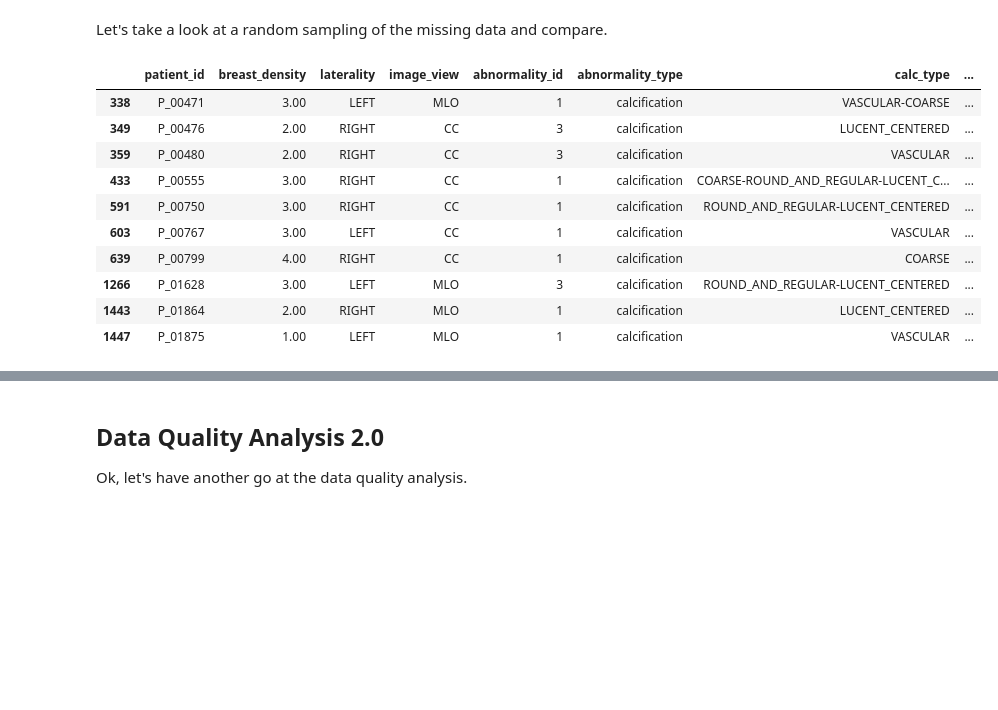
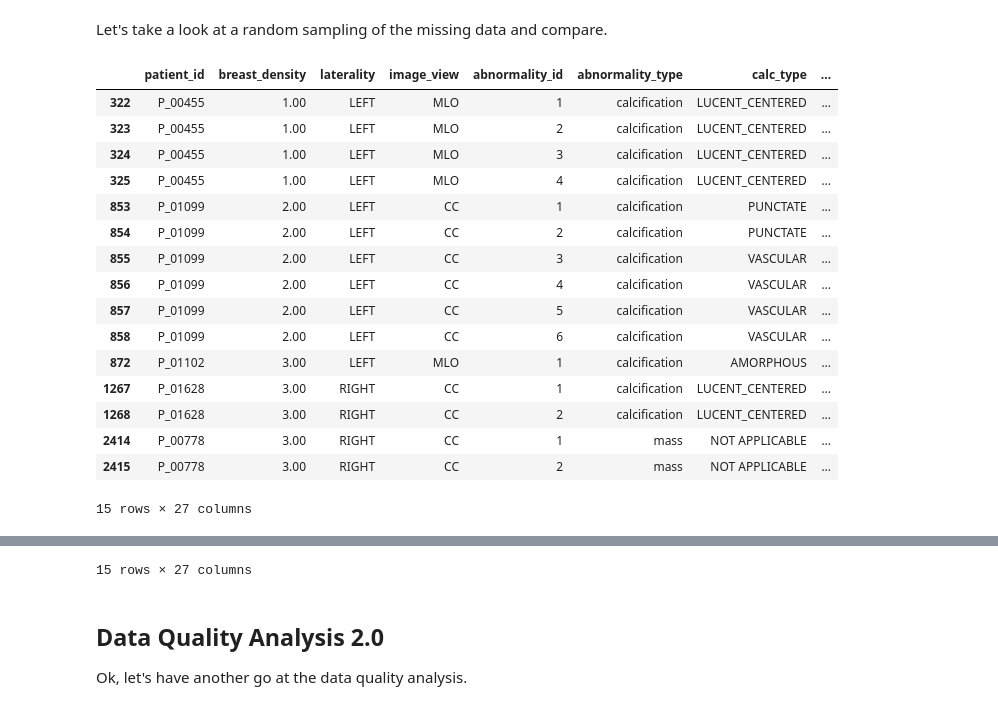
Before and after one commit to john-james-ai/BreastCancerDetection, a Jupyter notebook: notebooks/content/04_clean.ipynb, the cells around one changed output, grey strips where cells are left out. Saved outputs shown, nothing was run; the diff lists cells and outputs as text; code cells hidden in the pictures; blank space fills up the shorter version.

```diff
--- a/notebooks/content/04_clean.ipynb
+++ b/notebooks/content/04_clean.ipynb
@@ -69,4 +52,0 @@ Remove cases with invalid values for subtlety.
-# %%
-df = df.loc[~df['mmg_id'].isin(CASES_TO_REMOVE)]
-msg = f"A total of {df_orig.shape[0] - df.shape[0]} rows were removed from the dataset, leaving {df.shape[0]} rows."
-print(msg)
@@ -75,3 +53,6 @@ A total of 2 rows were removed from the dataset, leaving 3566 rows.
+# %%
+# Set case and mass data to NOT APPLICABLE where appropriate.
+df['subtlety'] = df['subtlety'].replace(0, np.NAN)
 # %% [markdown]
 ## Category Alignment
 Align categories that have the same meaning, but differ in spelling only.
@@ -102,5 +83,5 @@ There are 525 rows (approximately 14.7% of the dataset) with missing data in the
 # %%
-imp = CaseImputer(random_state=5)
+imp = CBISImputer(random_state=5)
 imp.fit(df=df)
 df_clean = imp.transform(df=df)
 # %% [output]
@@ -112,27 +90,0 @@ With that, let's save the data.
-# %%
-dtypes = {"patient_id": "object",
-"breast_density": "int32",
-"laterality": "category",
-"image_view": "category",
-"abnormality_id": "int32",
-"abnormality_type": "category",
-"calc_type": "category",
-"calc_distribution": "category",
-"assessment": "int32",
-"pathology": "category",
-"subtlety": "int32",
-"fileset": "object",
-"mass_shape": "category",
-"mass_margins": "category",
-"mmg_id": "object",
-"cancer": "bool",
-}
-dtypes_ordinal = {
-"breast_density": "category",
-"assessment": "category",
-"subtlety": "category",
-}
-df_clean = df_clean.astype(dtypes)
-df_clean = df_clean.astype(dtypes_ordinal)
-df_clean.info()
-df_clean.head()
@@ -168,19 +96,25 @@ df_clean.to_csv(FP_CLEAN_CASES, index=False)
 # %% [markdown]
 Let's take a look at a random sampling of the missing data and compare.
 # %%
-sample_cases = df_missing['mmg_id'].sample(10)
+sample_cases = df_missing['mmg_id'].sample(5)
 df_missing.loc[df_missing['mmg_id'].isin(sample_cases)]
 df_clean.loc[df_clean['mmg_id'].isin(sample_cases)]
 # %% [output]
 |  | patient_id | breast_density | laterality | image_view | abnormality_id | abnormality_type | calc_type | ... |
-| 338 | P_00471 | 3.00 | LEFT | MLO | 1 | calcification | VASCULAR-COARSE | ... |
-| 349 | P_00476 | 2.00 | RIGHT | CC | 3 | calcification | LUCENT_CENTERED | ... |
-| 359 | P_00480 | 2.00 | RIGHT | CC | 3 | calcification | VASCULAR | ... |
-| 433 | P_00555 | 3.00 | RIGHT | CC | 1 | calcification | COARSE-ROUND_AND_REGULAR-LUCENT_C... | ... |
-| 591 | P_00750 | 3.00 | RIGHT | CC | 1 | calcification | ROUND_AND_REGULAR-LUCENT_CENTERED | ... |
-| 603 | P_00767 | 3.00 | LEFT | CC | 1 | calcification | VASCULAR | ... |
-| 639 | P_00799 | 4.00 | RIGHT | CC | 1 | calcification | COARSE | ... |
-| 1266 | P_01628 | 3.00 | LEFT | MLO | 3 | calcification | ROUND_AND_REGULAR-LUCENT_CENTERED | ... |
-| 1443 | P_01864 | 2.00 | RIGHT | MLO | 1 | calcification | LUCENT_CENTERED | ... |
-| 1447 | P_01875 | 1.00 | LEFT | MLO | 1 | calcification | VASCULAR | ... |
+| 322 | P_00455 | 1.00 | LEFT | MLO | 1 | calcification | LUCENT_CENTERED | ... |
+| 323 | P_00455 | 1.00 | LEFT | MLO | 2 | calcification | LUCENT_CENTERED | ... |
+| 324 | P_00455 | 1.00 | LEFT | MLO | 3 | calcification | LUCENT_CENTERED | ... |
+| 325 | P_00455 | 1.00 | LEFT | MLO | 4 | calcification | LUCENT_CENTERED | ... |
+| 853 | P_01099 | 2.00 | LEFT | CC | 1 | calcification | PUNCTATE | ... |
+| 854 | P_01099 | 2.00 | LEFT | CC | 2 | calcification | PUNCTATE | ... |
+| 855 | P_01099 | 2.00 | LEFT | CC | 3 | calcification | VASCULAR | ... |
+| 856 | P_01099 | 2.00 | LEFT | CC | 4 | calcification | VASCULAR | ... |
+| 857 | P_01099 | 2.00 | LEFT | CC | 5 | calcification | VASCULAR | ... |
+| 858 | P_01099 | 2.00 | LEFT | CC | 6 | calcification | VASCULAR | ... |
+| 872 | P_01102 | 3.00 | LEFT | MLO | 1 | calcification | AMORPHOUS | ... |
+| 1267 | P_01628 | 3.00 | RIGHT | CC | 1 | calcification | LUCENT_CENTERED | ... |
+| 1268 | P_01628 | 3.00 | RIGHT | CC | 2 | calcification | LUCENT_CENTERED | ... |
+| 2414 | P_00778 | 3.00 | RIGHT | CC | 1 | mass | NOT APPLICABLE | ... |
+| 2415 | P_00778 | 3.00 | RIGHT | CC | 2 | mass | NOT APPLICABLE | ... |
+15 rows × 27 columns
 |  | patient_id | breast_density | laterality | image_view | abnormality_id | abnormality_type | calc_type | ... |
@@ -197,3 +136,4 @@ df_clean.loc[df_clean['mmg_id'].isin(sample_cases)]
+15 rows × 27 columns
 # %% [markdown]
 ## Data Quality Analysis 2.0
 Ok, let's have another go at the data quality analysis.
```
Also changed, not shown: parts of 24 cells of this notebook, 43 other files.
